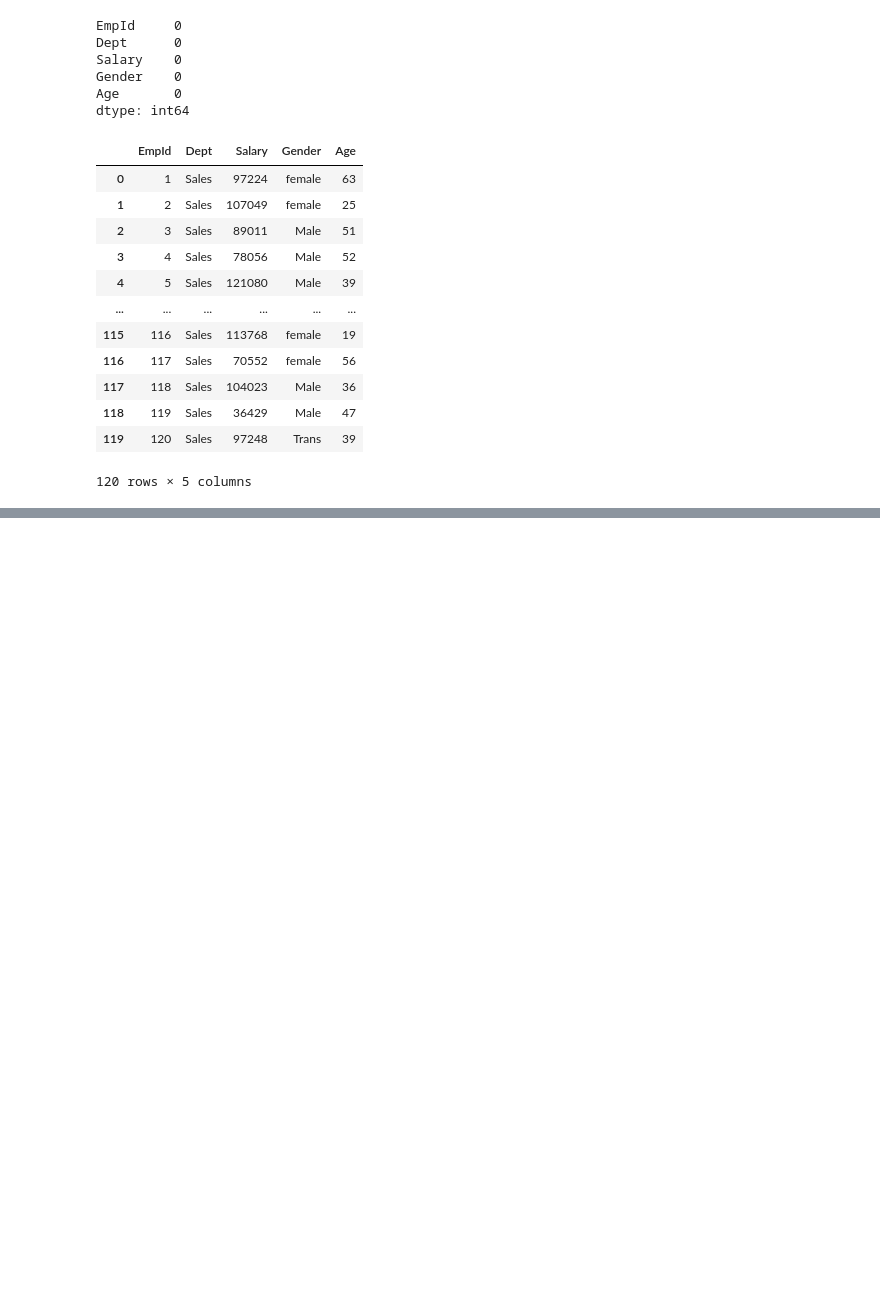
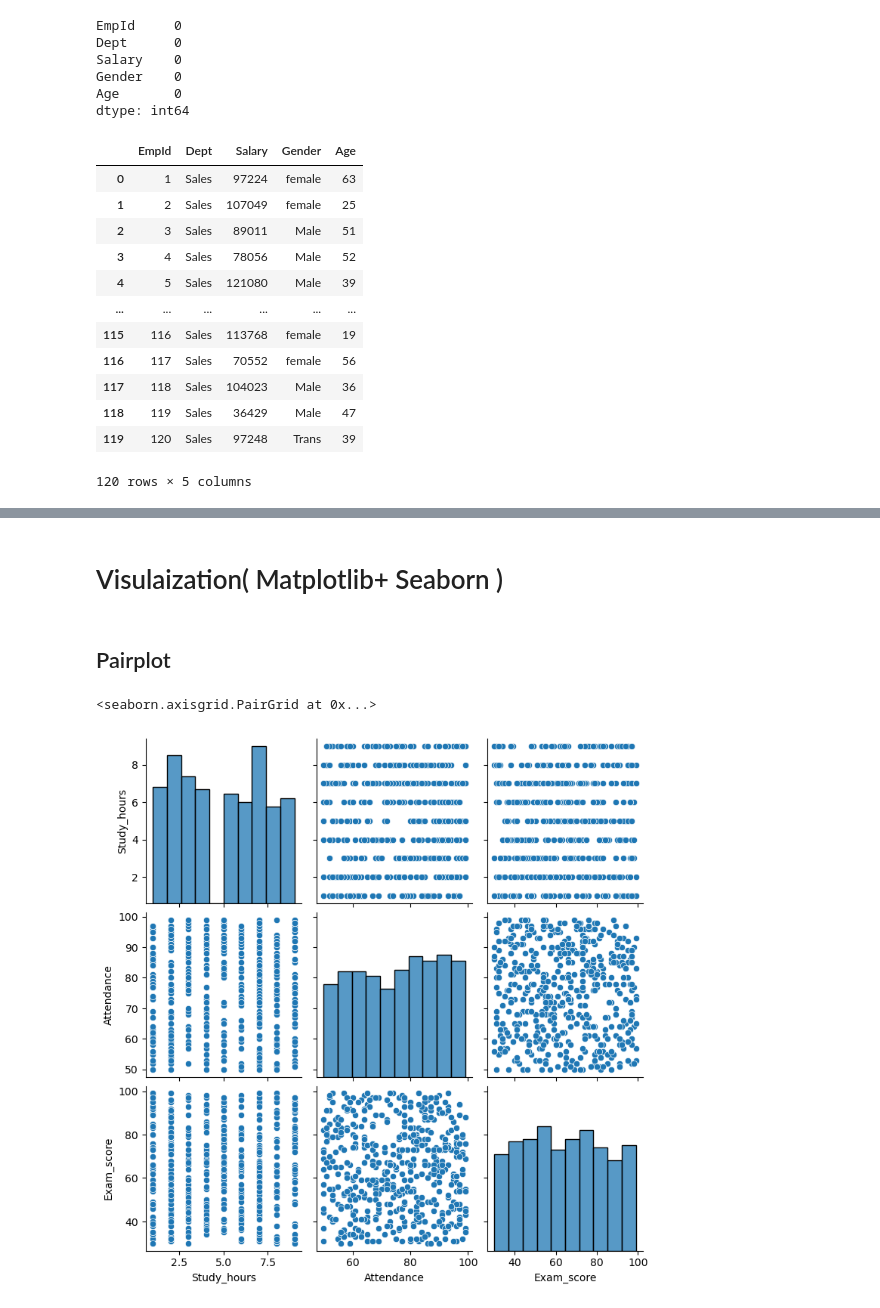
Before and after one commit to SeionixAi/RL-B102-Rejina-K-K, a Jupyter notebook: RL-tasks-1-2-3.ipynb, the cells around one changed output, grey strips where cells are left out. Cells and saved outputs as stored; diff of their text form; code cells hidden in the pictures; blank space fills up the shorter version.

```diff
--- a/RL-tasks-1-2-3.ipynb
+++ b/RL-tasks-1-2-3.ipynb
@@ -770,0 +1662,9 @@ df
+# %%
+#QUESTION 1: Student Performance
+df=pd.DataFrame({
+    "Student_id":range(1,501),
+    "Study_hours":np.random.randint(1,10,500),
+    "Attendance":np.random.randint(50,100,500),
+    "Exam_score":np.random.randint(30,100,500)
+})
+df
@@ -770,0 +1726,8 @@ df
+# %%
+#feature engineering
+df["Performance"]=pd.cut(
+    df["Exam_score"],
+    bins=[0,50,75,100],
+    labels=["Low","Medium","High"]
+)
+df
@@ -770,0 +1823,2 @@ df
+# %% [markdown]
+# Visulaization( Matplotlib+ Seaborn )
@@ -770,0 +1828,7 @@ df
+# %% [markdown]
+## Pairplot
+# %%
+sns.pairplot(df[["Study_hours","Attendance","Exam_score"]])
+# %% [output]
+<seaborn.axisgrid.PairGrid at 0x...>
+[figure, added]
```
Also changed, not shown: parts of 48 cells of this notebook.
